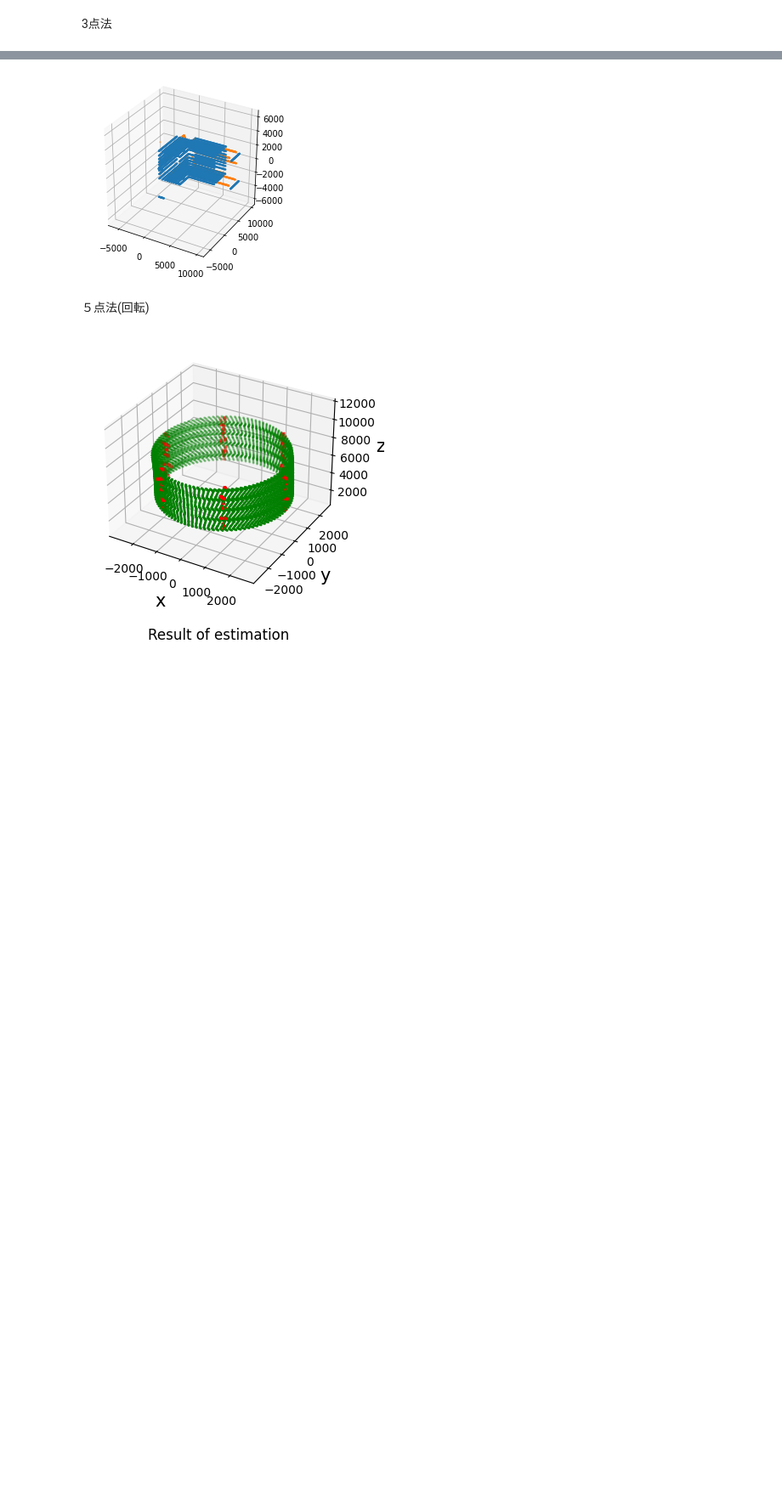
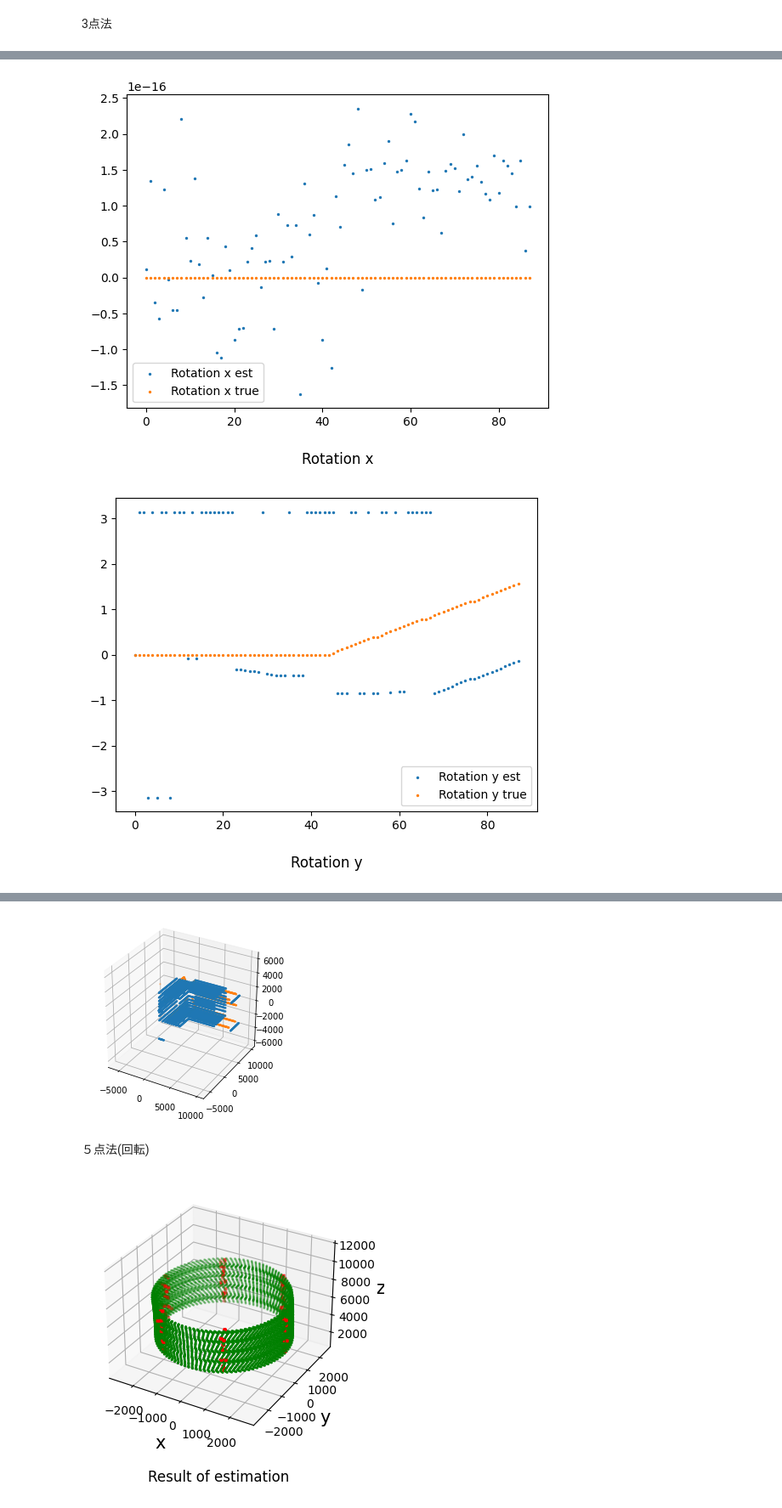
Before and after one commit to gutter-mouth/InchwormMeasurement, a Jupyter notebook: notebook/test_simulator.ipynb, the cells around one changed output, grey strips where cells are left out. Shown at 85% size. Saved outputs shown, nothing was run; the diff lists cells and outputs as text; code cells hidden in the pictures; blank space fills up the shorter version.

```diff
--- a/notebook/test_simulator.ipynb
+++ b/notebook/test_simulator.ipynb
@@ -225,0 +223,5 @@ len(S.wMc_true)
+# %%
+S.run_evaluate()
+# %% [output]
+[figure, added]
+[figure, added]
```
Also changed, not shown: parts of 13 cells of this notebook, 4 other files.
